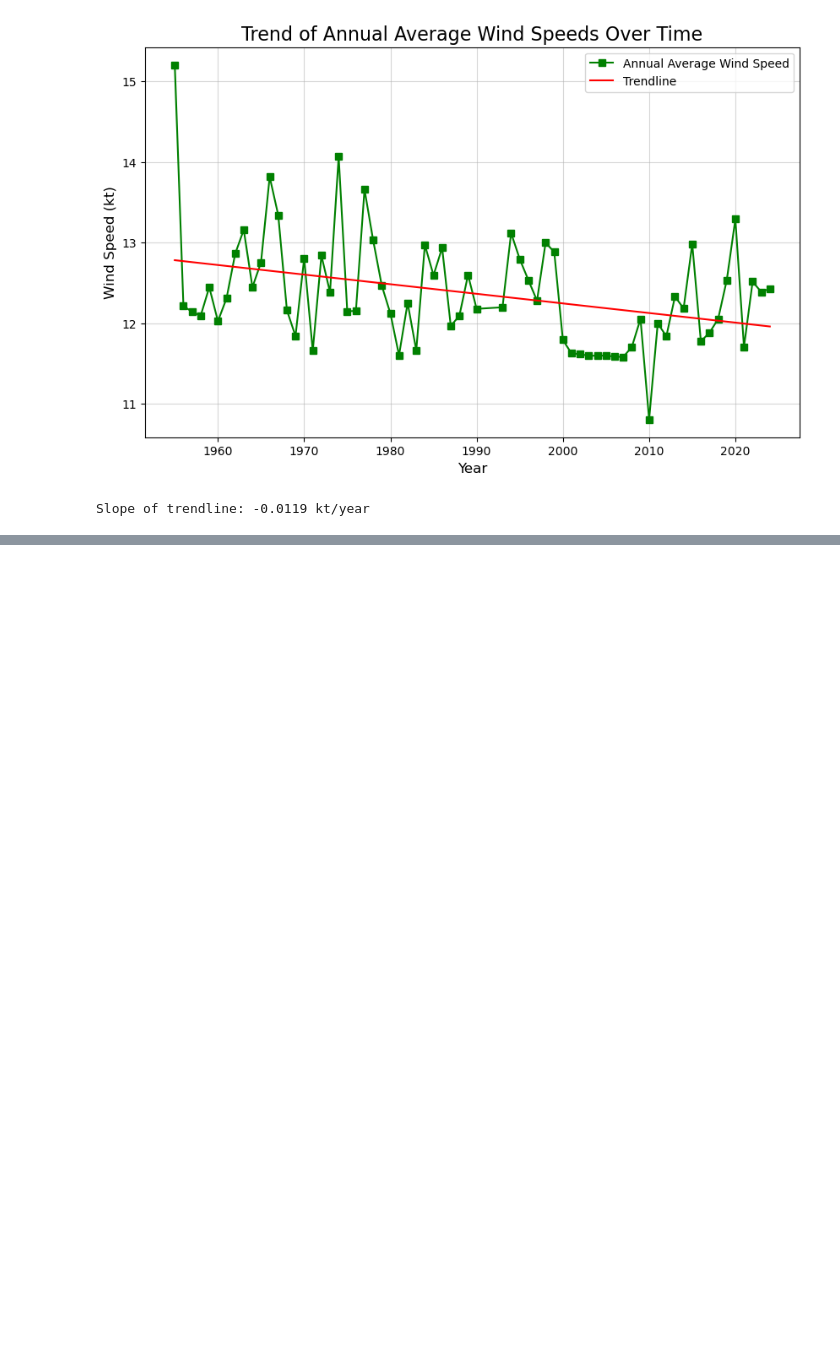
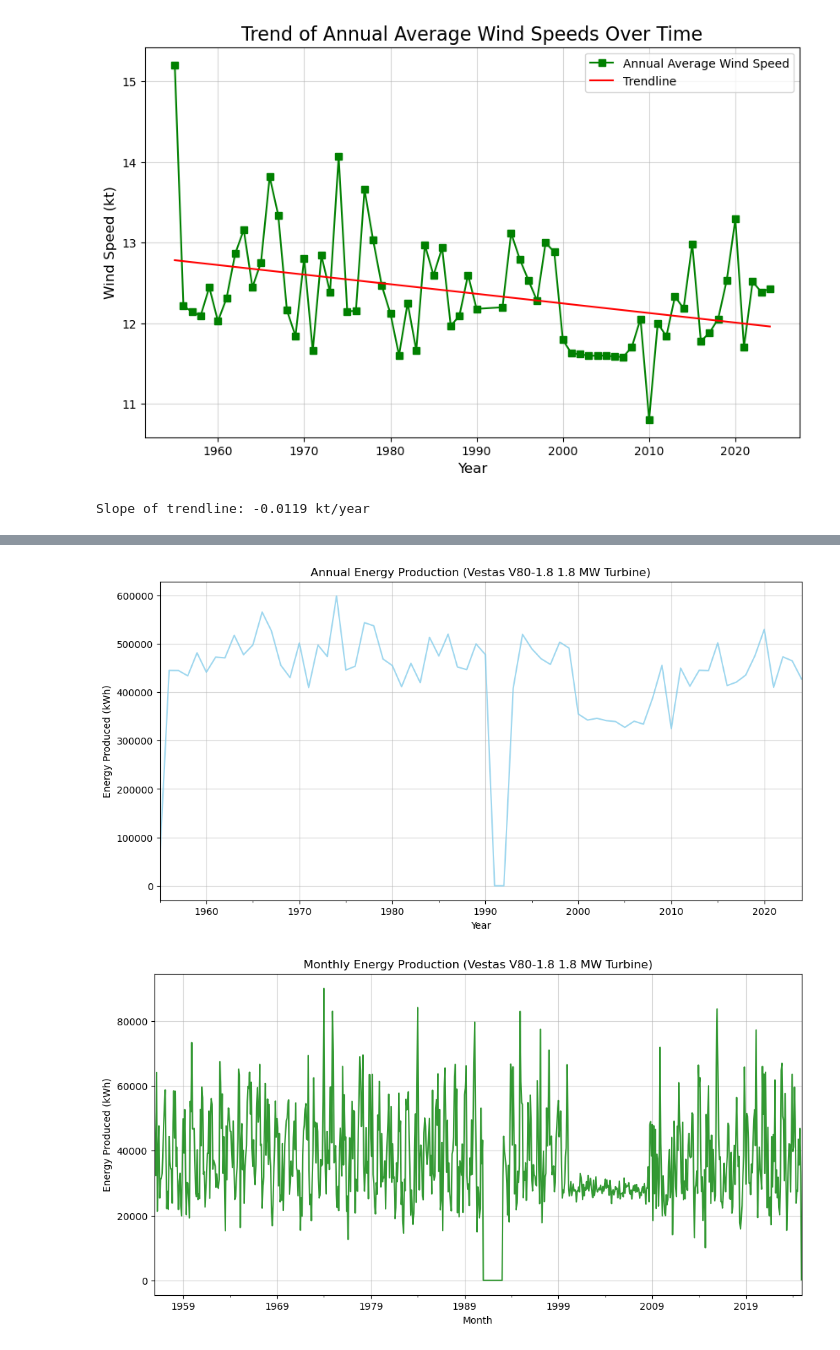
Before and after one commit to mondbr/PFDA_project, a Jupyter notebook: analysis.ipynb, the cells around one changed output, grey strips where cells are left out. Saved outputs shown, nothing was run; the diff lists cells and outputs as text; code cells hidden in the pictures; blank space fills up the shorter version.

```diff
--- a/analysis.ipynb
+++ b/analysis.ipynb
@@ -1319,0 +1526,46 @@ Slope of trendline: -0.0119 kt/year
+# %%
+
+def turbine_power_curve(wind_speed):
+    if wind_speed < cut_in:  # Below cut-in speed, no power generated
+        return 0
+    elif cut_in <= wind_speed < rated_speed:  # Between cut-in and rated speed, power increases linearly
+        return rated_capacity * (wind_speed - cut_in) / (rated_speed - cut_in) * eta
+    elif rated_speed <= wind_speed <= cut_out:  # Between rated and cut-out speed, maximum power
+        return rated_capacity * eta
+    else:  # Above cut-out speed, no power generated
+        return 0
+# %%
+# Apply the turbine power curve
+cleared_prepared_df['power_output_kw'] = cleared_prepared_df['wind_speed_mps'].apply(turbine_power_curve) # https://pandas.pydata.org/pandas-docs/stable/reference/api/pandas.DataFrame.apply.html
+# %%
+# Calculate energy produced at each time step
+cleared_prepared_df['energy_kwh'] = cleared_prepared_df['power_output_kw']
+
+# Aggregate energy over time (annually, monthly, etc.)
+total_energy_annual = cleared_prepared_df['energy_kwh'].resample('YE').sum()  # Annual energy in kWh
+total_energy_monthly = cleared_prepared_df['energy_kwh'].resample('ME').sum()  # Monthly energy in kWh
+
+# calculate mean energy produced per month
+mean_energy_monthly = cleared_prepared_df['energy_kwh'].resample('ME').mean()
+# %%
+# Plot annual energy production
+plt.figure(figsize=(12, 6))
+total_energy_annual.plot(kind='line', color='skyblue', alpha=0.8)
+plt.title('Annual Energy Production (Vestas V80-1.8 1.8 MW Turbine)')
+plt.xlabel('Year')
+plt.ylabel('Energy Produced (kWh)')
+plt.grid(alpha=0.5)
+plt.show()
+
+
+# Plot monthly energy production
+plt.figure(figsize=(12, 6))
+total_energy_monthly.plot(kind='line', color='green', alpha=0.8)
+plt.title('Monthly Energy Production (Vestas V80-1.8 1.8 MW Turbine)')
+plt.xlabel('Month')
+plt.ylabel('Energy Produced (kWh)')
+plt.grid(alpha=0.5)
+plt.show()
+# %% [output]
+[figure, added]
+[figure, added]
```
Also changed, not shown: parts of 96 cells of this notebook.
